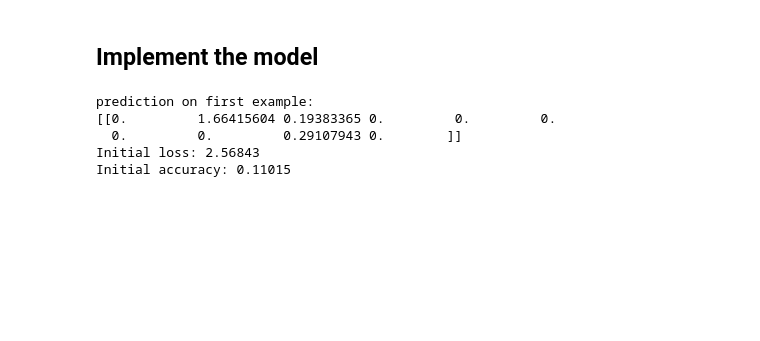
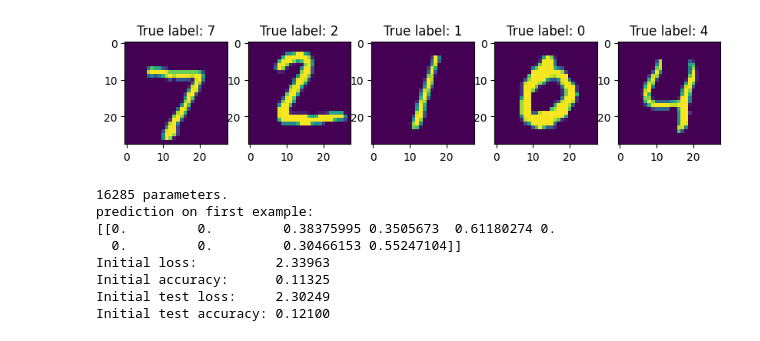
Before and after one commit to womogenes/deep-nn-from-scratch, a Jupyter notebook: main.ipynb, the cells around one changed output. Drawn from its saved outputs; the diff is of its cells as text; code cells hidden in the pictures; blank space fills up the shorter version.

```diff
--- a/main.ipynb
+++ b/main.ipynb
@@ -49,2 +22,0 @@ print(softmax(np.array([
-# %% [markdown]
-## Implement the model
@@ -245,14 +23,36 @@ class Network:
+# %%
+n_plots = 5
+fig, axs = plt.subplots(1, n_plots, figsize=(n_plots*2, 2))
+for i in range(n_plots):
+    axs[i].set_title(f"True label: {test_y[i]}")
+    axs[i].imshow(test_X[i].reshape((28, 28)).get())
+# %% [output]
+[figure, added]
 # %%
-nn = Network(784, 10, [128, 64])
+nn = Network(784, 10, [20, 15, 10])
+n_params = 0
+for layer in nn.layers:
+    n_params += layer.weights.size + layer.biases.size
+print(f"{n_params} parameters.")
+
 print(f"prediction on first example:")
 print(nn(train_X[:1]))
 
-print(f"Initial loss: {nn.loss(train_X, train_y):.5f}")
-print(f"Initial accuracy: {nn.accuracy(train_X, train_y):.5f}")
+# Regularization term
+lambda_ = 0
+
+print(f"Initial loss:          {nn.loss(train_X, train_y):.5f}")
+print(f"Initial accuracy:      {nn.accuracy(train_X, train_y):.5f}")
+
+print(f"Initial test loss:     {nn.loss(test_X, test_y):.5f}")
+print(f"Initial test accuracy: {nn.accuracy(test_X, test_y):.5f}")
 # %% [output]
+16285 parameters.
 prediction on first example:
-[[0.         1.66415604 0.19383365 0.         0.         0.
-  0.         0.         0.29107943 0.        ]]
-Initial loss: 2.56843
-Initial accuracy: 0.11015
+[[0.         0.         0.38375995 0.3505673  0.61180274 0.
+  0.         0.         0.30466153 0.55247104]]
+Initial loss:          2.33963
+Initial accuracy:      0.11325
+Initial test loss:     2.30249
+Initial test accuracy: 0.12100
 # %%
```
Also changed, not shown: parts of 22 cells of this notebook, 4 other files.
